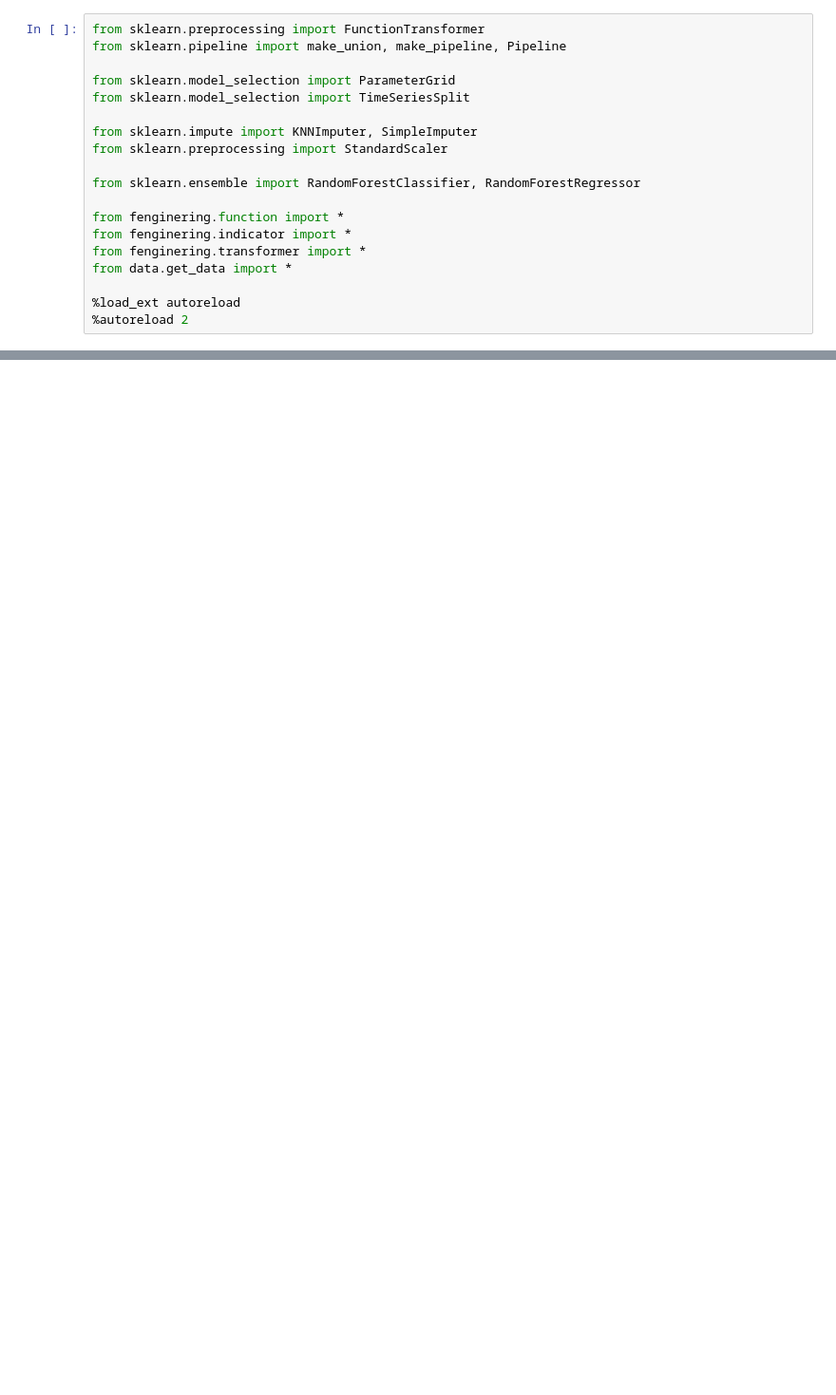
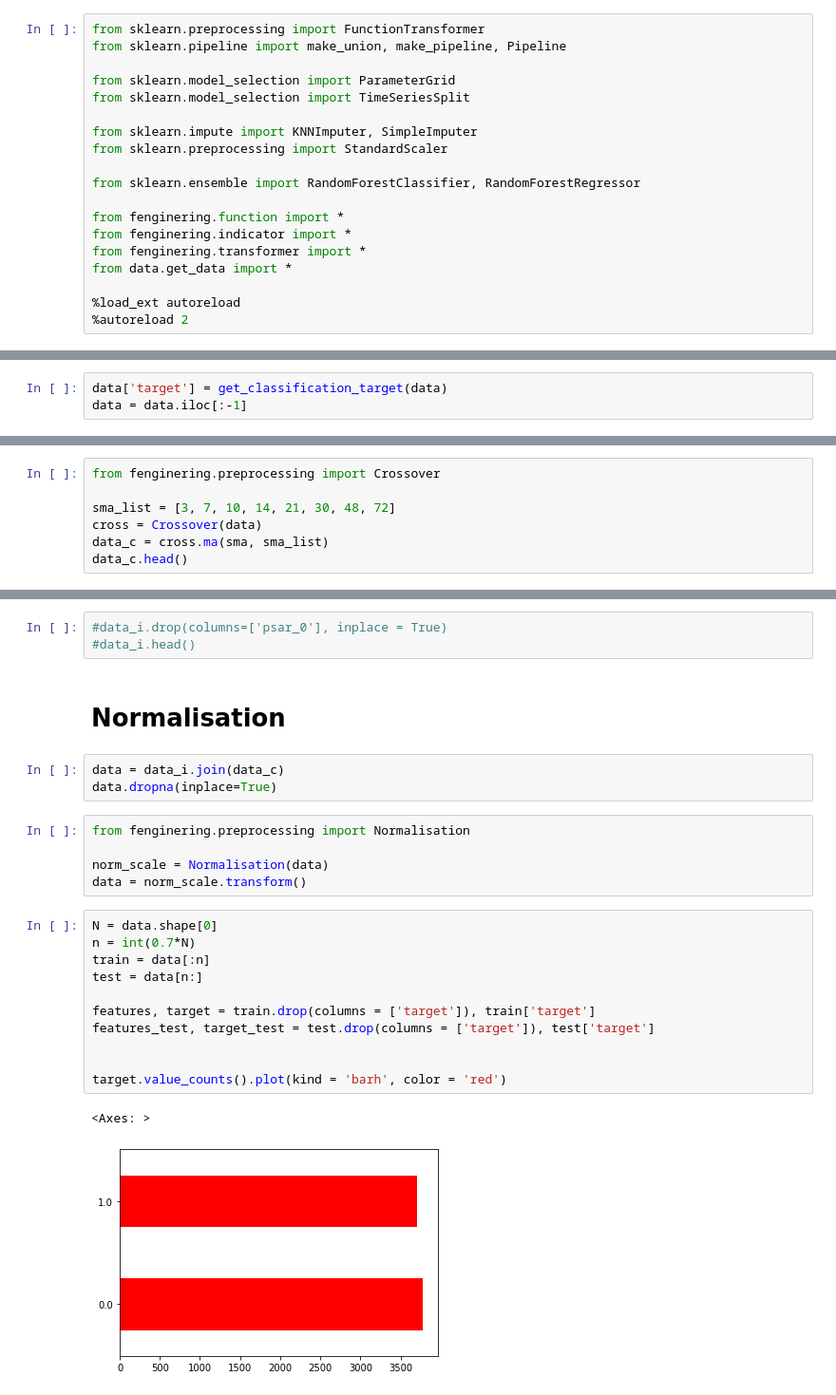
Before and after one commit to cedTrad/MachineLearning_Trading, a Jupyter notebook: Strategy.ipynb, the cells around one changed output, grey strips where cells are left out. Shown at 95% size. Cells and saved outputs as stored; diff of their text form; blank space fills up the shorter version.

```diff
--- a/Strategy.ipynb
+++ b/Strategy.ipynb
@@ -168,0 +29,3 @@ Indicators.fit_transform(data)
+# %%
+data['target'] = get_classification_target(data)
+data = data.iloc[:-1]
@@ -168,0 +34,7 @@ Indicators.fit_transform(data)
+# %%
+from fenginering.preprocessing import Crossover
+
+sma_list = [3, 7, 10, 14, 21, 30, 48, 72]
+cross = Crossover(data)
+data_c = cross.ma(sma, sma_list)
+data_c.head()
@@ -168,0 +87,27 @@ Indicators.fit_transform(data)
+# %%
+#data_i.drop(columns=['psar_0'], inplace = True)
+#data_i.head()
+# %% [markdown]
+# Normalisation
+# %%
+data = data_i.join(data_c)
+data.dropna(inplace=True)
+# %%
+from fenginering.preprocessing import Normalisation
+
+norm_scale = Normalisation(data)
+data = norm_scale.transform()
+# %%
+N = data.shape[0]
+n = int(0.7*N)
+train = data[:n]
+test = data[n:]
+
+features, target = train.drop(columns = ['target']), train['target']
+features_test, target_test = test.drop(columns = ['target']), test['target']
+
+
+target.value_counts().plot(kind = 'barh', color = 'red')
+# %% [output]
+<Axes: >
+[figure, added]
```
Also changed, not shown: parts of 32 cells of this notebook, 15 other files.
